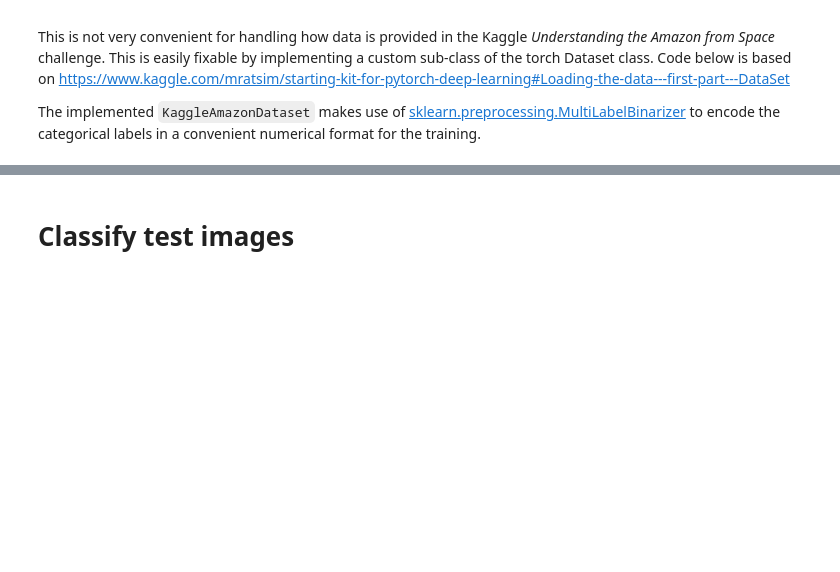
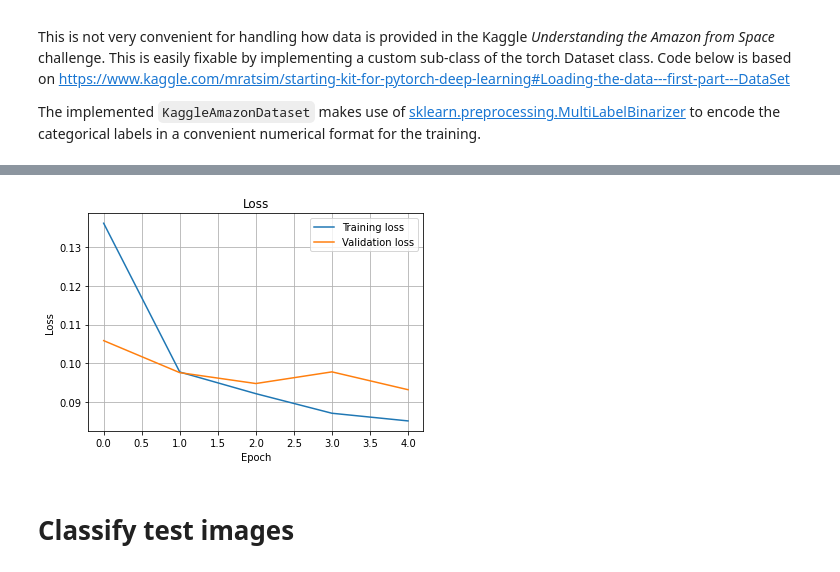
Before and after one commit to lddm/ml-journey, a Jupyter notebook: Planet_Amazon_challenge_Learning_rate_optimization.ipynb, the cells around one changed output, grey strips where cells are left out. Saved outputs shown, nothing was run; the diff lists cells and outputs as text; code cells hidden in the pictures; blank space fills up the shorter version.

```diff
--- a/Planet_Amazon_challenge_Learning_rate_optimization.ipynb
+++ b/Planet_Amazon_challenge_Learning_rate_optimization.ipynb
@@ -538,7 +595,7 @@ def train_model(model, criterion, optimizer, scheduler, one_cycle=None,
     model.load_state_dict(best_model_wts)
     return model
 # %%
-model = initialize_resnet(len(train_dataset.mlb.classes_), use_pretrained=True)
+model = initialize_resnet(len(dataset.mlb.classes_), use_pretrained=True)
 model = model.to(device)
 
 # criterion = nn.CrossEntropyLoss()
@@ -547,14 +604,14 @@ criterion = nn.BCEWithLogitsLoss()
 
 # Observe that all parameters are being optimized
 # optimizer = torch.optim.Adam(model.parameters(), lr=1e-3, weight_decay=5e-7)
-optimizer = optim.SGD(model.parameters(), lr=1e-3, momentum=0.9)
+optimizer = optim.SGD(model.parameters(), lr=1e-4, momentum=0.9)
 
 # Decay LR by a factor of 0.1 every 8 epochs
 exp_lr_scheduler = lr_scheduler.StepLR(optimizer, step_size=8, gamma=0.1)
 
 # Initialize OneCycle object
 number_iterations = TRAINING_EPOCHS * TRAINING_BATCH_SIZE
-one_cycle = OneCycle(number_iterations, max_lr=1e-1)
+one_cycle = OneCycle(number_iterations, max_lr=4e-2)
 # %%
 load_model = False
 if load_model:
@@ -566,6 +623,9 @@ if load_model:
   epoch_loss_evolution = checkpoint['loss_evolution']
   epoch_acc_evolution = checkpoint['accuracy_evolution']
 else:
-  epoch_loss_evolution = []
+  epoch_loss_evolution = {
+      'train': [],
+      'val': []
+  }
   epoch_acc_evolution = []
   last_epoch = 0
@@ -606,3 +651,13 @@ Best train Acc: 16.485832
+# %%
+plt.plot(epoch_loss_evolution['train'], label='Training loss')
+plt.plot(epoch_loss_evolution['val'], label='Validation loss')
+plt.title('Loss')
+plt.xlabel('Epoch')
+plt.ylabel('Loss')
+plt.legend()
+plt.grid()
+# %% [output]
+[figure, added]
 # %% [markdown]
 # Classify test images
 # %% [markdown]
```
Also changed, not shown: parts of 21 cells of this notebook.
